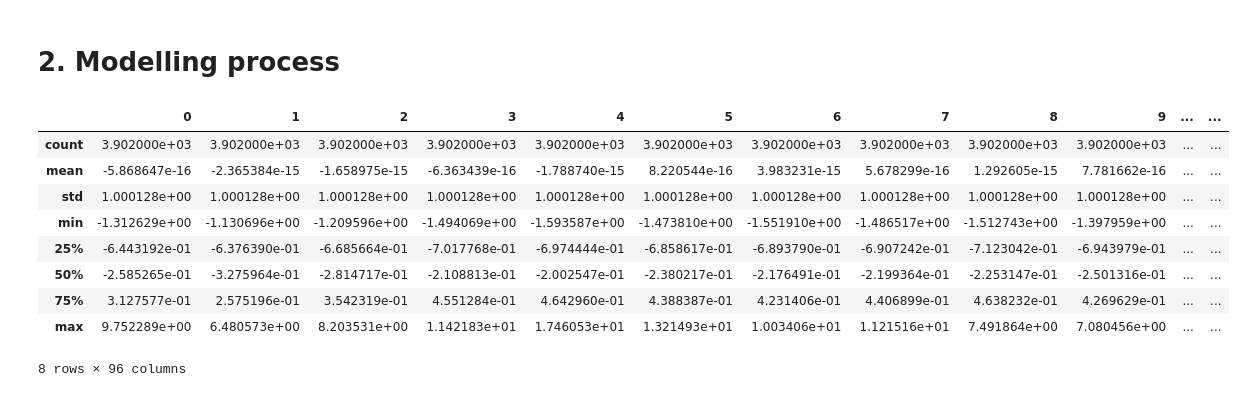
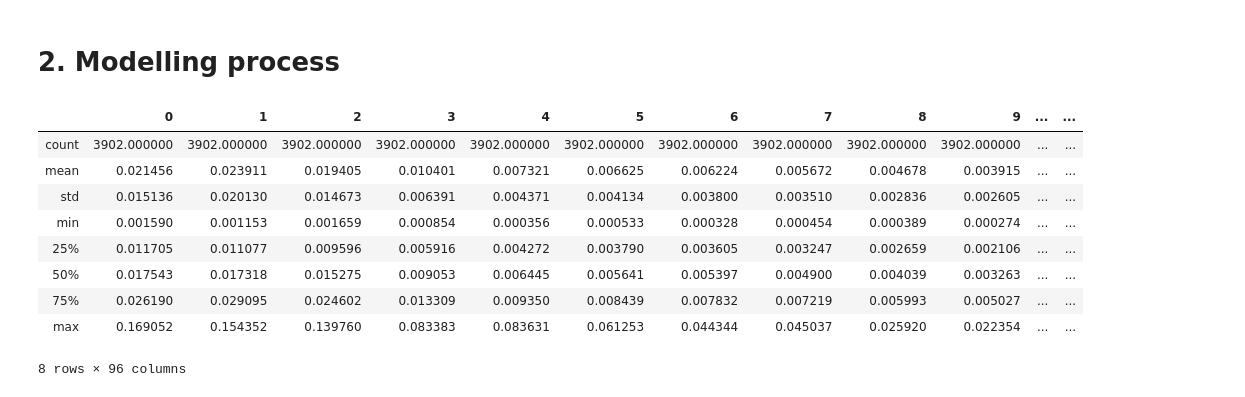
Before and after one commit to josebasierra/clasificacion-imagenes-mentales-APA, a Jupyter notebook: script.ipynb, the cells around one changed output. Drawn from its saved outputs; the diff is of its cells as text; code cells hidden in the pictures.

```diff
--- a/script.ipynb
+++ b/script.ipynb
@@ -249,48 +249,49 @@ y_test = test[:,96]
 X_test1 = np.delete(test_subject1, 96, 1)
 y_test1 = test_subject1[:,96]
 
 X_test2 = np.delete(test_subject2, 96, 1)
 y_test2 = test_subject2[:,96]
 
 X_test3 = np.delete(test_subject3, 96, 1)
 y_test3 = test_subject3[:,96]
 
 
 #scaler transformation
-scaler = StandardScaler()
-scaler.fit(X_train)
 
-X_train = (scaler.transform(X_train))
-X_test  = (scaler.transform(X_test))
+# scaler = StandardScaler()
+# scaler.fit(X_train)
 
-X_test1 = (scaler.transform(X_test1))
-X_test2 = (scaler.transform(X_test2))
-X_test3 = (scaler.transform(X_test3))
+# X_train = (scaler.transform(X_train))
+# X_test  = (scaler.transform(X_test))
+
+# X_test1 = (scaler.transform(X_test1))
+# X_test2 = (scaler.transform(X_test2))
+# X_test3 = (scaler.transform(X_test3))
 
 #PCA
 # pca = PCA(0.85)
 # pca.fit(X_train)
 
 # X_train = pca.transform(X_train)
 # X_test  = pca.transform(X_test )
 # X_test1 = pca.transform(X_test1)
 # X_test2 = pca.transform(X_test2)
 # X_test3 = pca.transform(X_test3)
 
 
 
 frame = pd.DataFrame(X_train)
 frame.describe()
 # %% [output]
 |  | 0 | 1 | 2 | 3 | 4 | 5 | 6 | 7 | 8 | 9 | ... | ... |
-| count | 3.902000e+03 | 3.902000e+03 | 3.902000e+03 | 3.902000e+03 | 3.902000e+03 | 3.902000e+03 | 3.902000e+03 | 3.902000e+03 | 3.902000e+03 | 3.902000e+03 | ... | ... |
-| mean | -5.868647e-16 | -2.365384e-15 | -1.658975e-15 | -6.363439e-16 | -1.788740e-15 | 8.220544e-16 | 3.983231e-15 | 5.678299e-16 | 1.292605e-15 | 7.781662e-16 | ... | ... |
-| std | 1.000128e+00 | 1.000128e+00 | 1.000128e+00 | 1.000128e+00 | 1.000128e+00 | 1.000128e+00 | 1.000128e+00 | 1.000128e+00 | 1.000128e+00 | 1.000128e+00 | ... | ... |
-| min | -1.312629e+00 | -1.130696e+00 | -1.209596e+00 | -1.494069e+00 | -1.593587e+00 | -1.473810e+00 | -1.551910e+00 | -1.486517e+00 | -1.512743e+00 | -1.397959e+00 | ... | ... |
-| 25% | -6.443192e-01 | -6.376390e-01 | -6.685664e-01 | -7.017768e-01 | -6.974444e-01 | -6.858617e-01 | -6.893790e-01 | -6.907242e-01 | -7.123042e-01 | -6.943979e-01 | ... | ... |
-| 50% | -2.585265e-01 | -3.275964e-01 | -2.814717e-01 | -2.108813e-01 | -2.002547e-01 | -2.380217e-01 | -2.176491e-01 | -2.199364e-01 | -2.253147e-01 | -2.501316e-01 | ... | ... |
-| 75% | 3.127577e-01 | 2.575196e-01 | 3.542319e-01 | 4.551284e-01 | 4.642960e-01 | 4.388387e-01 | 4.231406e-01 | 4.406899e-01 | 4.638232e-01 | 4.269629e-01 | ... | ... |
-| max | 9.752289e+00 | 6.480573e+00 | 8.203531e+00 | 1.142183e+01 | 1.746053e+01 | 1.321493e+01 | 1.003406e+01 | 1.121516e+01 | 7.491864e+00 | 7.080456e+00 | ... | ... |
+| count | 3902.000000 | 3902.000000 | 3902.000000 | 3902.000000 | 3902.000000 | 3902.000000 | 3902.000000 | 3902.000000 | 3902.000000 | 3902.000000 | ... | ... |
+| mean | 0.021456 | 0.023911 | 0.019405 | 0.010401 | 0.007321 | 0.006625 | 0.006224 | 0.005672 | 0.004678 | 0.003915 | ... | ... |
+| std | 0.015136 | 0.020130 | 0.014673 | 0.006391 | 0.004371 | 0.004134 | 0.003800 | 0.003510 | 0.002836 | 0.002605 | ... | ... |
+| min | 0.001590 | 0.001153 | 0.001659 | 0.000854 | 0.000356 | 0.000533 | 0.000328 | 0.000454 | 0.000389 | 0.000274 | ... | ... |
+| 25% | 0.011705 | 0.011077 | 0.009596 | 0.005916 | 0.004272 | 0.003790 | 0.003605 | 0.003247 | 0.002659 | 0.002106 | ... | ... |
+| 50% | 0.017543 | 0.017318 | 0.015275 | 0.009053 | 0.006445 | 0.005641 | 0.005397 | 0.004900 | 0.004039 | 0.003263 | ... | ... |
+| 75% | 0.026190 | 0.029095 | 0.024602 | 0.013309 | 0.009350 | 0.008439 | 0.007832 | 0.007219 | 0.005993 | 0.005027 | ... | ... |
+| max | 0.169052 | 0.154352 | 0.139760 | 0.083383 | 0.083631 | 0.061253 | 0.044344 | 0.045037 | 0.025920 | 0.022354 | ... | ... |
 8 rows × 96 columns
 # %%
 N=33
```
Also changed, not shown: parts of 19 cells of this notebook.
